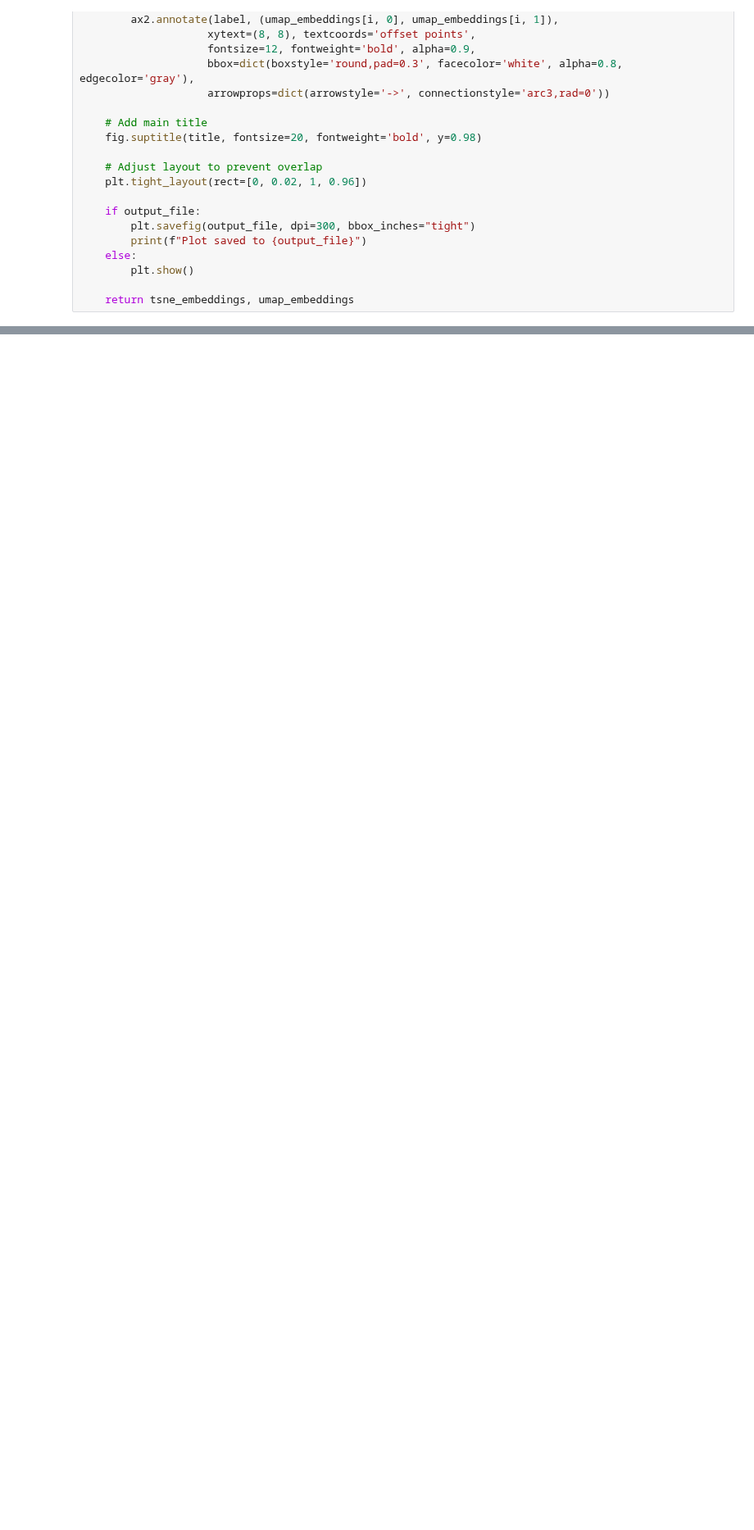
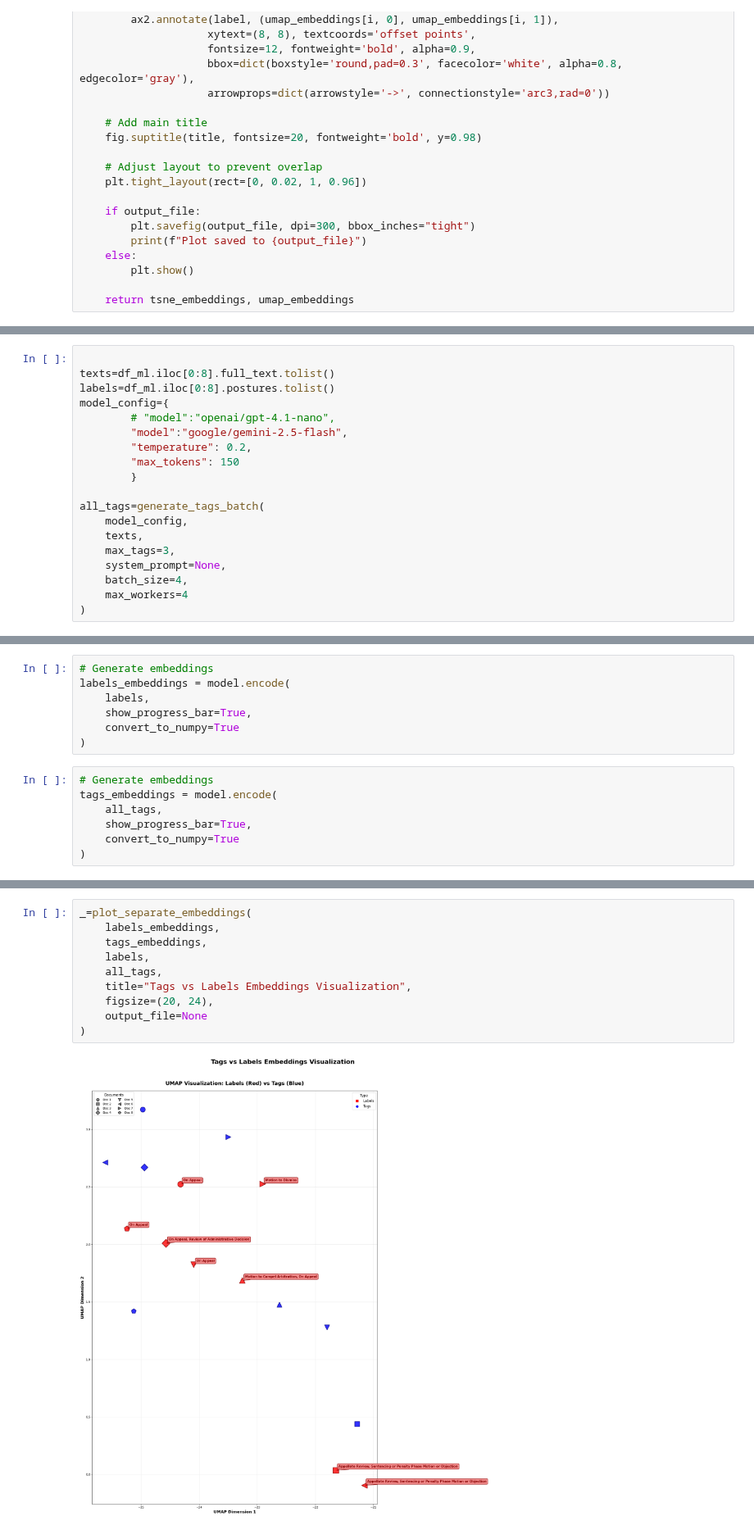
Before and after one commit to iamjiang/Misc, a Jupyter notebook: report/data_analysis_q1.ipynb, the cells around one changed output, grey strips where cells are left out. Shown at 82% size. Drawn from its saved outputs; the diff is of its cells as text; blank space fills up the shorter version.

```diff
--- a/report/data_analysis_q1.ipynb
+++ b/report/data_analysis_q1.ipynb
@@ -503,0 +729,19 @@ Labels: ['On Appeal', 'Appellate Review', 'Review of Administrative Decision', '
+# %%
+
+texts=df_ml.iloc[0:8].full_text.tolist()
+labels=df_ml.iloc[0:8].postures.tolist()
+model_config={
+        # "model":"openai/gpt-4.1-nano",
+        "model":"google/gemini-2.5-flash",
+        "temperature": 0.2,
+        "max_tokens": 150
+        }
+
+all_tags=generate_tags_batch(
+    model_config,
+    texts,
+    max_tags=3,
+    system_prompt=None,
+    batch_size=4,
+    max_workers=4
+)
@@ -503,0 +767,14 @@ Labels: ['On Appeal', 'Appellate Review', 'Review of Administrative Decision', '
+# %%
+# Generate embeddings
+labels_embeddings = model.encode(
+    labels,
+    show_progress_bar=True,
+    convert_to_numpy=True
+)
+# %%
+# Generate embeddings
+tags_embeddings = model.encode(
+    all_tags,
+    show_progress_bar=True,
+    convert_to_numpy=True
+)
@@ -503,0 +1160,12 @@ Labels: ['On Appeal', 'Appellate Review', 'Review of Administrative Decision', '
+# %%
+_=plot_separate_embeddings(
+    labels_embeddings,
+    tags_embeddings,
+    labels,
+    all_tags,
+    title="Tags vs Labels Embeddings Visualization",
+    figsize=(20, 24),
+    output_file=None
+)
+# %% [output]
+[figure, added]
```
Also changed, not shown: parts of 10 cells of this notebook.
